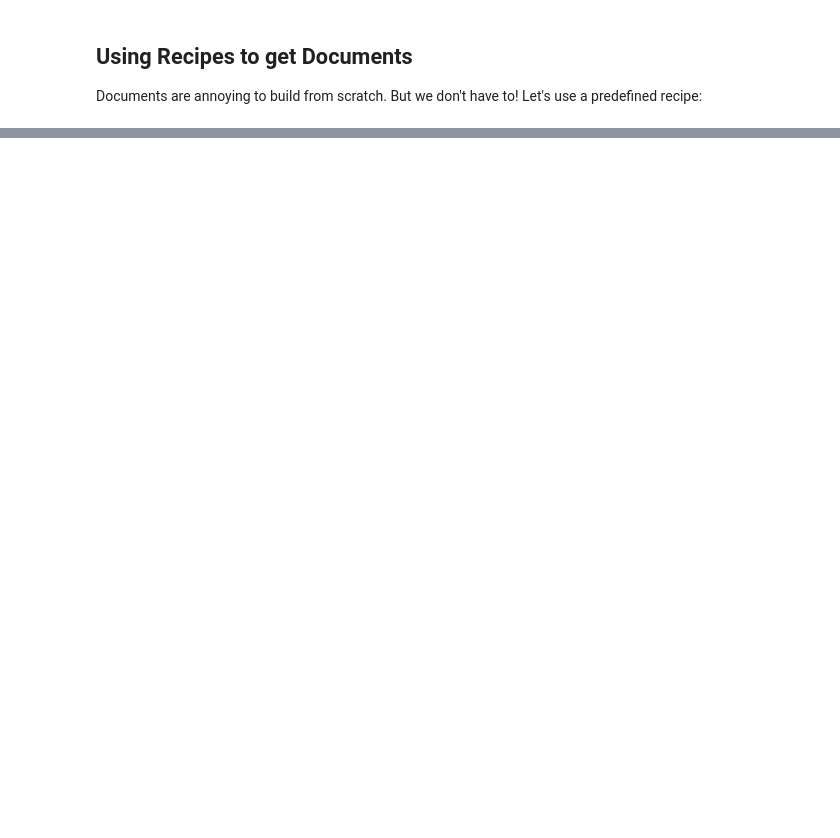
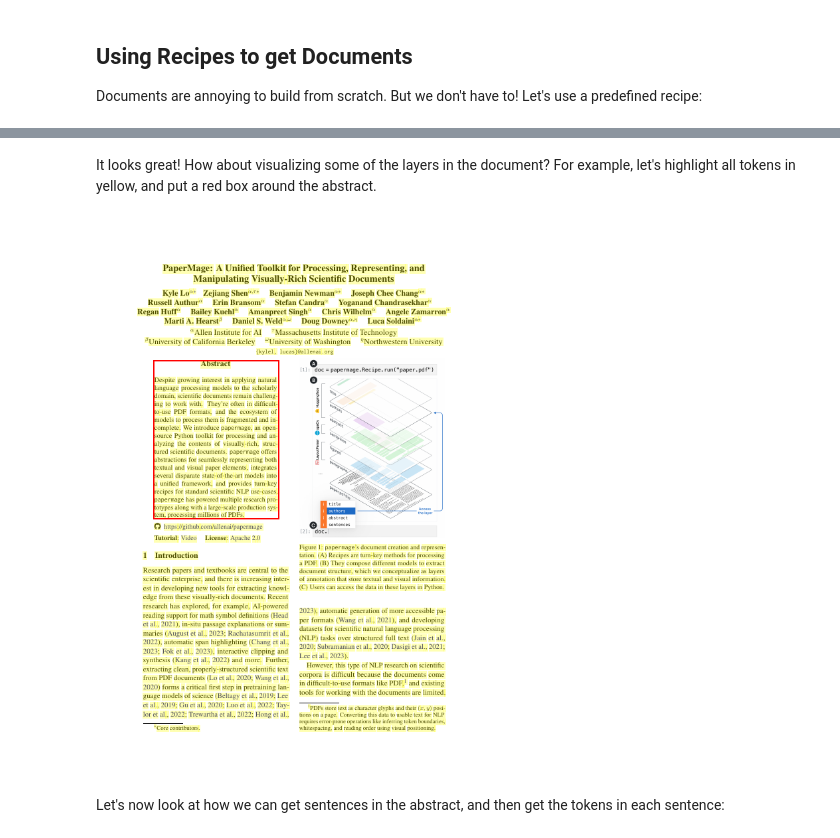
Before and after one commit to allenai/papermage, a Jupyter notebook: examples/quick_start_demo.ipynb, the cells around one changed output, grey strips where cells are left out. Saved outputs shown, nothing was run; the diff lists cells and outputs as text; code cells hidden in the pictures; blank space fills up the shorter version.

```diff
--- a/examples/quick_start_demo.ipynb
+++ b/examples/quick_start_demo.ipynb
@@ -40,0 +51,13 @@ doc.pages[0].images[0]
+# %% [markdown]
+It looks great! How about visualizing some of the layers in the document?
+For example, let's highlight all tokens in yellow, and put a red box around the abstract.
+# %%
+from papermage.visualizers import plot_entities_on_page
+
+page = doc.pages[0]
+highlighted = plot_entities_on_page(page.images[0], page.tokens, box_width=0, box_alpha=0.3, box_color="yellow")
+plot_entities_on_page(highlighted, page.abstracts)
+# %% [output]
+[figure, added]
+# %% [markdown]
+Let's now look at how we can get sentences in the abstract, and then get the tokens in each sentence:
```
Also changed, not shown: parts of 9 cells of this notebook, 5 other files.
